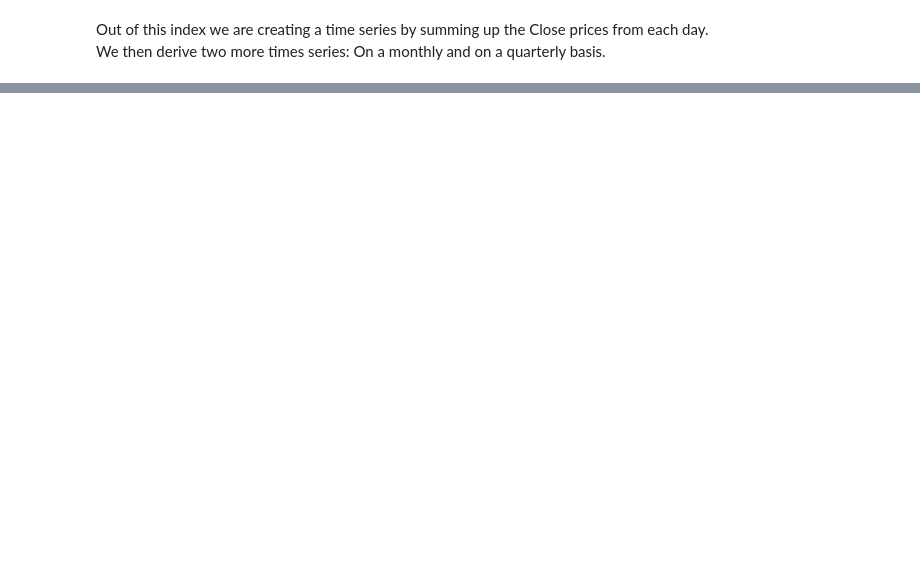
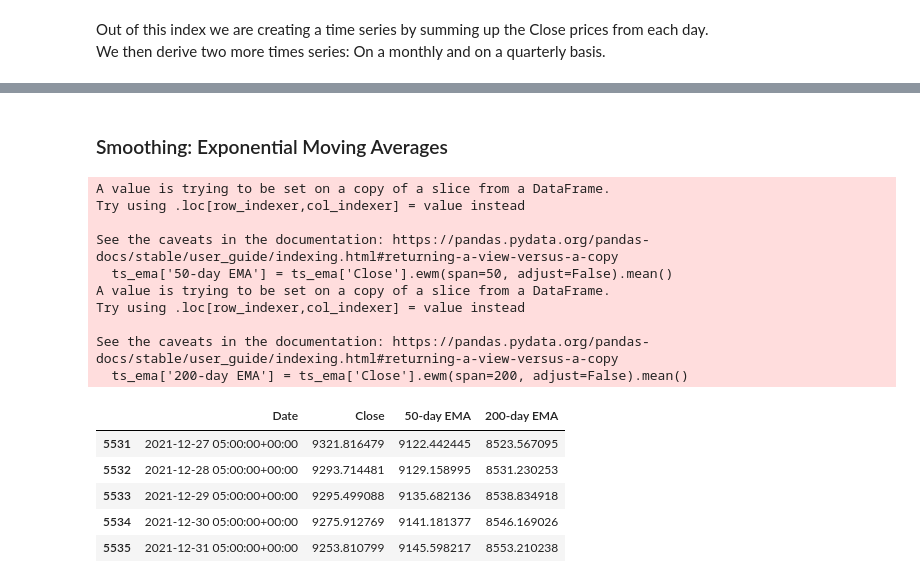
Before and after one commit to christofkaelin/ca683-project-group-1, a Jupyter notebook: CA683_Project_Group1.ipynb, the cells around one changed output, grey strips where cells are left out. Saved outputs shown, nothing was run; the diff lists cells and outputs as text; code cells hidden in the pictures; blank space fills up the shorter version.

```diff
--- a/CA683_Project_Group1.ipynb
+++ b/CA683_Project_Group1.ipynb
@@ -443,0 +335,26 @@ demographics.csv    100%[===================>]   1.47M  4.29MB/s    in 0.3s
+# %% [markdown]
+### Smoothing: Exponential Moving Averages
+# %%
+# Calculate the 50 and 200-day EMA for AAPL's closing price
+ts_ema = ts_train
+ts_ema['50-day EMA'] = ts_ema['Close'].ewm(span=50, adjust=False).mean()
+ts_ema['200-day EMA'] = ts_ema['Close'].ewm(span=200, adjust=False).mean()
+
+ts_ema.tail()  # Most recent EMA values
+# %% [output]
+A value is trying to be set on a copy of a slice from a DataFrame.
+Try using .loc[row_indexer,col_indexer] = value instead
+
+See the caveats in the documentation: https://pandas.pydata.org/pandas-docs/stable/user_guide/indexing.html#returning-a-view-versus-a-copy
+  ts_ema['50-day EMA'] = ts_ema['Close'].ewm(span=50, adjust=False).mean()
+A value is trying to be set on a copy of a slice from a DataFrame.
+Try using .loc[row_indexer,col_indexer] = value instead
+
+See the caveats in the documentation: https://pandas.pydata.org/pandas-docs/stable/user_guide/indexing.html#returning-a-view-versus-a-copy
+  ts_ema['200-day EMA'] = ts_ema['Close'].ewm(span=200, adjust=False).mean()
+|  | Date | Close | 50-day EMA | 200-day EMA |
+| 5531 | 2021-12-27 05:00:00+00:00 | 9321.816479 | 9122.442445 | 8523.567095 |
+| 5532 | 2021-12-28 05:00:00+00:00 | 9293.714481 | 9129.158995 | 8531.230253 |
+| 5533 | 2021-12-29 05:00:00+00:00 | 9295.499088 | 9135.682136 | 8538.834918 |
+| 5534 | 2021-12-30 05:00:00+00:00 | 9275.912769 | 9141.181377 | 8546.169026 |
+| 5535 | 2021-12-31 05:00:00+00:00 | 9253.810799 | 9145.598217 | 8553.210238 |
```
Also changed, not shown: parts of 59 cells of this notebook.
